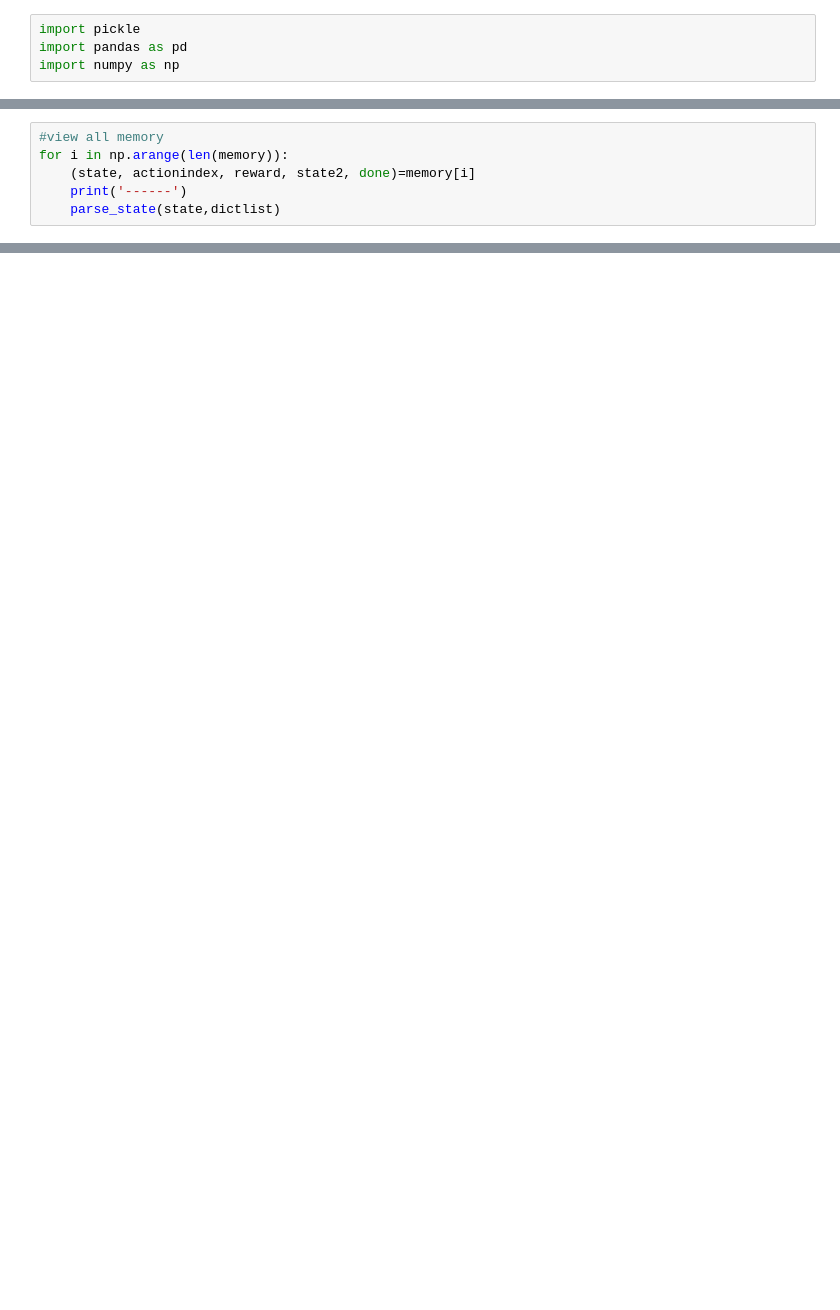
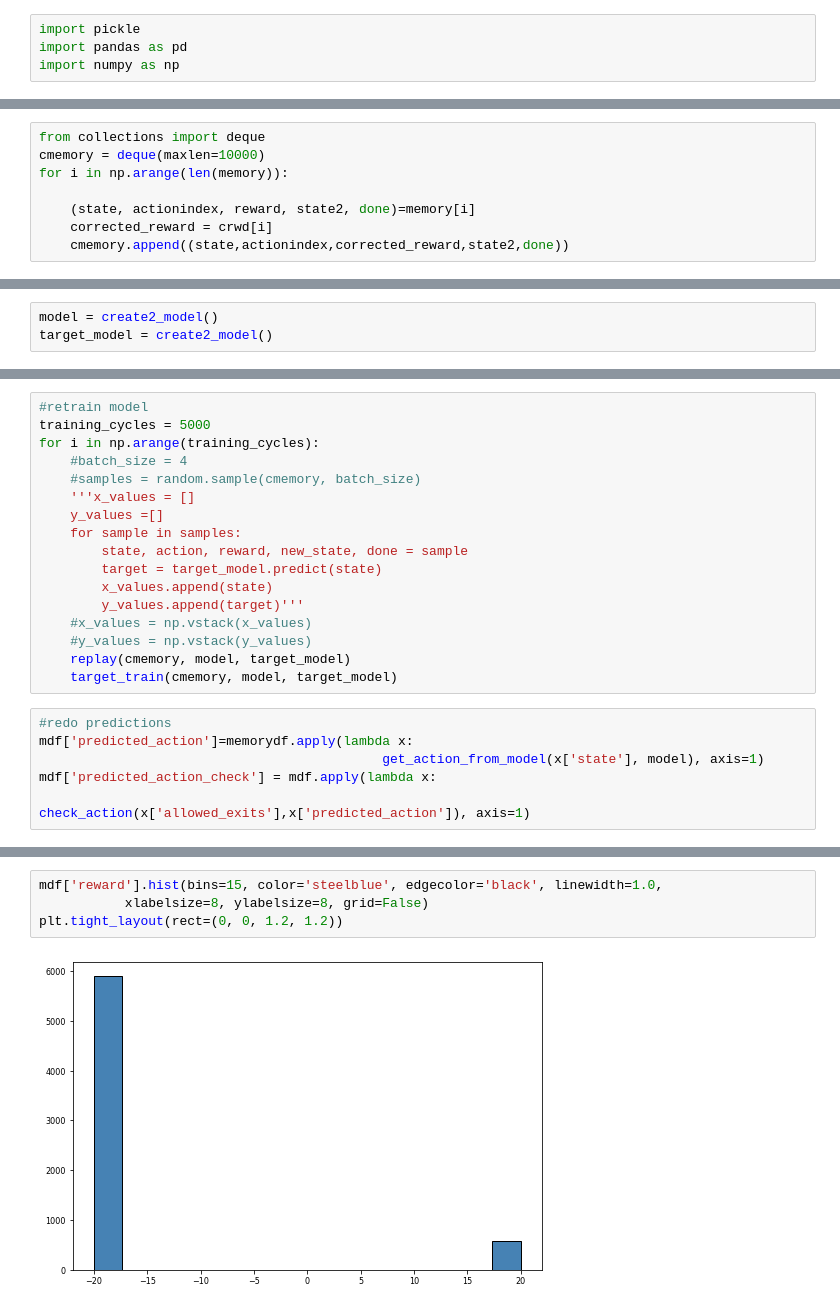
Before and after one commit to adrad/adrad.github.io, a Jupyter notebook: robot/memoryviewer.ipynb, the cells around one changed output, grey strips where cells are left out. Drawn from its saved outputs; the diff is of its cells as text; blank space fills up the shorter version.

```diff
--- a/robot/memoryviewer.ipynb
+++ b/robot/memoryviewer.ipynb
@@ -38,6 +401,8 @@ def parse_state(state,statedictlist):
 # %%
-#view all memory
+from collections import deque
+cmemory = deque(maxlen=10000)
 for i in np.arange(len(memory)):
+
     (state, actionindex, reward, state2, done)=memory[i]
-    print('------')
-    parse_state(state,dictlist)
+    corrected_reward = crwd[i]
+    cmemory.append((state,actionindex,corrected_reward,state2,done))
@@ -61,0 +433,3 @@ hrabbit
+# %%
+model = create2_model()
+target_model = create2_model()
@@ -61,0 +454,23 @@ hrabbit
+# %%
+#retrain model
+training_cycles = 5000
+for i in np.arange(training_cycles):
+    #batch_size = 4
+    #samples = random.sample(cmemory, batch_size)
+    '''x_values = []
+    y_values =[]
+    for sample in samples:
+        state, action, reward, new_state, done = sample
+        target = target_model.predict(state)
+        x_values.append(state)
+        y_values.append(target)'''
+    #x_values = np.vstack(x_values)
+    #y_values = np.vstack(y_values)
+    replay(cmemory, model, target_model)
+    target_train(cmemory, model, target_model)
+# %%
+#redo predictions
+mdf['predicted_action']=memorydf.apply(lambda x:
+                                            get_action_from_model(x['state'], model), axis=1)
+mdf['predicted_action_check'] = mdf.apply(lambda x:
+                                            check_action(x['allowed_exits'],x['predicted_action']), axis=1)
@@ -61,0 +563,6 @@ hrabbit
+# %%
+mdf['reward'].hist(bins=15, color='steelblue', edgecolor='black', linewidth=1.0,
+           xlabelsize=8, ylabelsize=8, grid=False)
+plt.tight_layout(rect=(0, 0, 1.2, 1.2))
+# %% [output]
+[figure, added]
```
Also changed, not shown: parts of 72 cells of this notebook, 33 other files.
